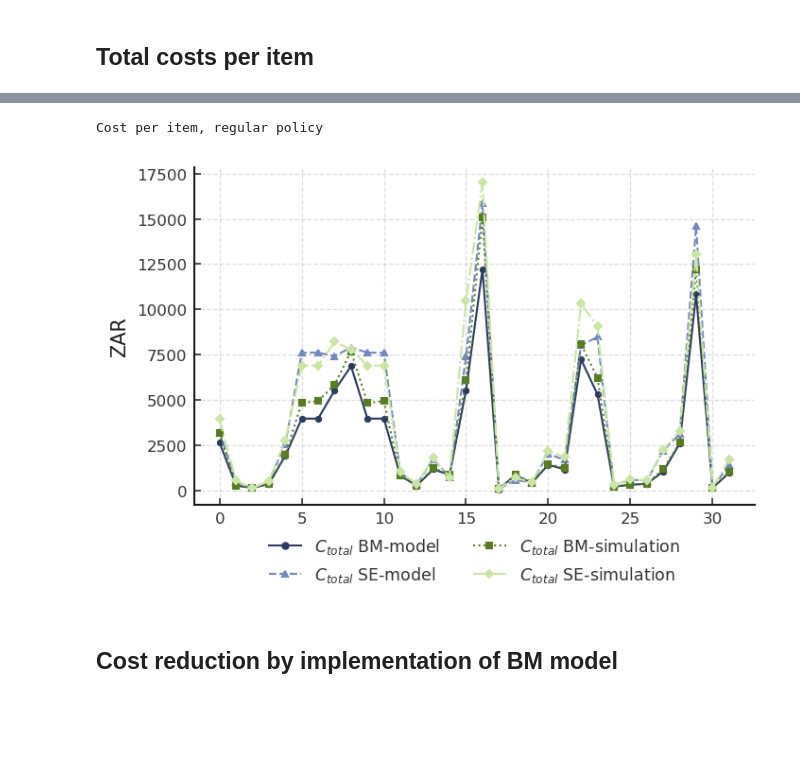
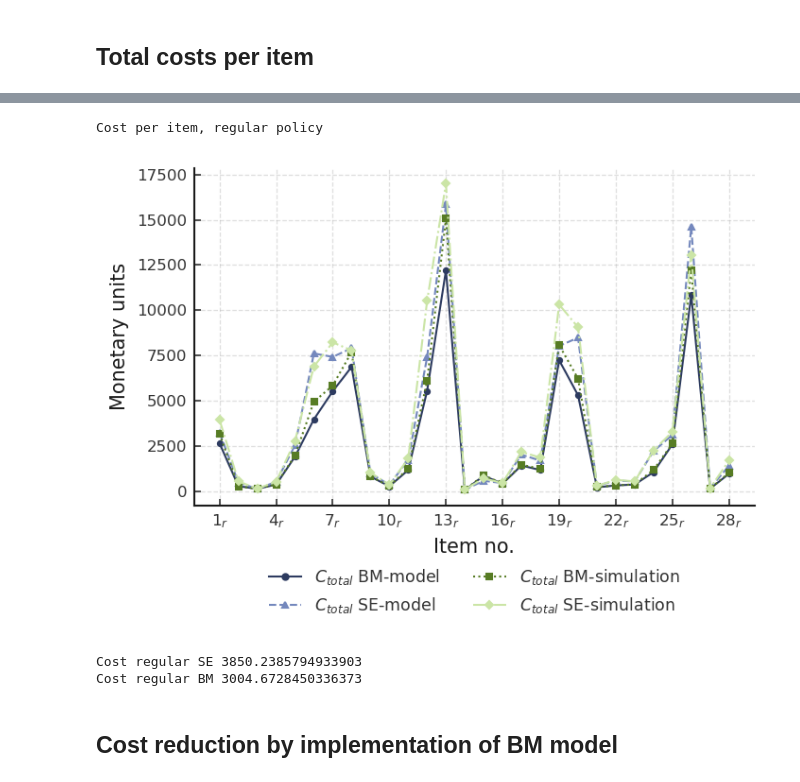
Before and after one commit to JBep/Master_thesis, a Jupyter notebook: Results/graphs_reorder_points.ipynb, the cells around one changed output, grey strips where cells are left out. Saved outputs shown, nothing was run; the diff lists cells and outputs as text; code cells hidden in the pictures; blank space fills up the shorter version.

```diff
--- a/Results/graphs_reorder_points.ipynb
+++ b/Results/graphs_reorder_points.ipynb
@@ -1313,30 +1904,40 @@ Cost per item, combined policy
 # %%
 # Costs per item regular
 df = results_df.loc[ids_regular]
 df.reset_index(inplace = True, drop = True)
 
 x = df.index.values
 y_BM = df["E[System cost per time unit] BM model"].values *365
 y_SE = df["E[System cost per time unit] SE model"].values *365
 y_BM_sim = df["E[System cost per time unit] BM simulation"].values *365
 y_SE_sim = df["E[System cost per time unit] SE simulation"].values *365
 
 plt.style.use('our_style.mplstyle')
 fig, ax = plt.subplots()
+
+x = [f'${no+1}_r$' for no in x]
+ax.set_xticks([0,3,6,9,12,15,18,21,24,27])
+
+
 ax.plot(x, y_BM, label = "$C_{total}$ BM-model", color = color_dict["BM_model"], linestyle = linestyle_dict["BM_model"], marker = marker_dict["BM_model"])
 ax.plot(x, y_SE, label = "$C_{total}$ SE-model", color = color_dict["SE_model"], linestyle = linestyle_dict["SE_model"], marker = marker_dict["SE_model"])
 ax.plot(x, y_BM_sim, label = "$C_{total}$ BM-simulation", color = color_dict["BM_simulation"], linestyle = linestyle_dict["BM_simulation"], marker = marker_dict["BM_simulation"])
 ax.plot(x, y_SE_sim, label = "$C_{total}$ SE-simulation", color = color_dict["SE_simulation"], linestyle = linestyle_dict["SE_simulation"], marker = marker_dict["SE_simulation"])
 
-ax.set_ylabel("ZAR")
-ax.legend(bbox_to_anchor=(0.5,-0.28),ncol = 2)
+ax.legend(bbox_to_anchor=(0.5,-0.37),ncol = 2)
+ax.set_ylabel("Monetary units")
+ax.set_xlabel("Item no.")
 
 print("Cost per item, regular policy")
 plt.savefig(f"{graph_dir}/24_cost_per_item_regular.png", bbox_inches = 'tight')
 plt.show()
+print(f"Cost regular SE {np.mean(y_SE_sim)}")
+print(f"Cost regular BM {np.mean(y_BM_sim)}")
 # %% [output]
 Cost per item, regular policy
-[figure, old version]
+[figure, new version]
+Cost regular SE 3850.2385794933903
+Cost regular BM 3004.6728450336373
 # %% [markdown]
 ## Cost reduction by implementation of BM model
 # %%
```
Also changed, not shown: parts of 54 cells of this notebook, 8 other files.
